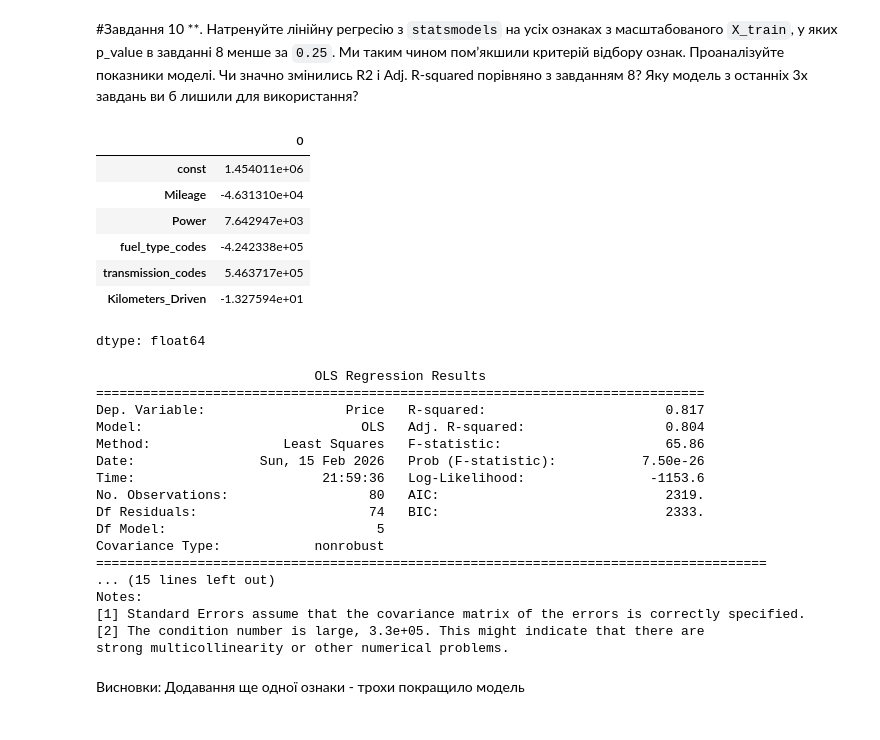
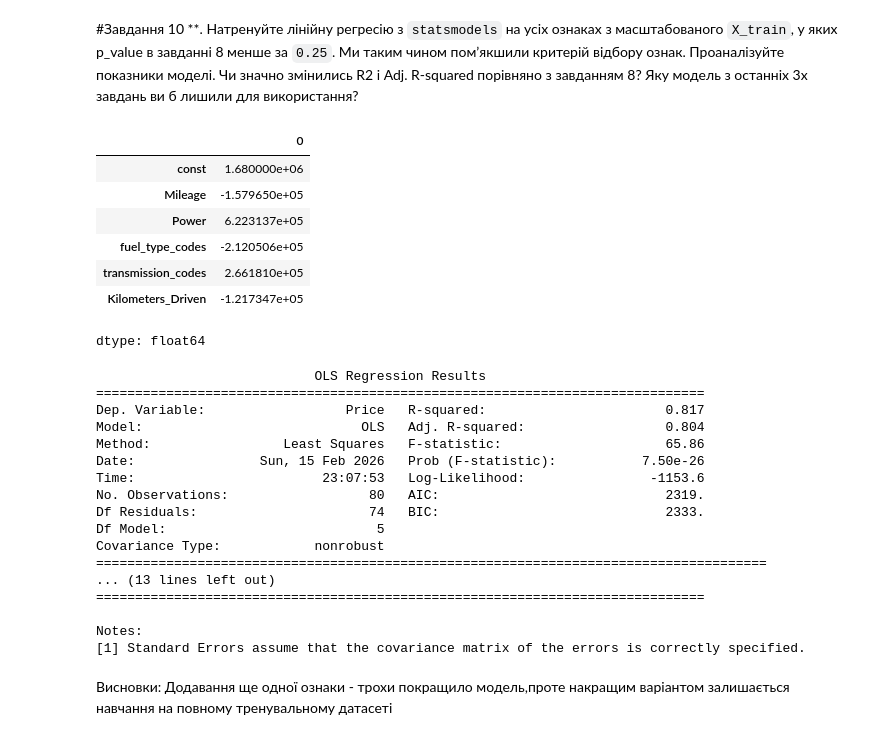
Before and after one commit to fox-n/ML_course_homeworks, a Jupyter notebook: Copy_of_HW_2_1_Лінійна_регресія_від_багатьох_змінних.ipynb, the cells around one changed output. Drawn from its saved outputs; the diff is of its cells as text; code cells hidden in the pictures.

```diff
--- a/Copy_of_HW_2_1_Лінійна_регресія_від_багатьох_змінних.ipynb
+++ b/Copy_of_HW_2_1_Лінійна_регресія_від_багатьох_змінних.ipynb
@@ -494,3 +491,16 @@ scaled_X_test = scaler.transform(X_test)
+# %%
+#Зберегти, як DataFrame
+scaled_X_train = pd.DataFrame(
+scaler.transform(X_train),
+columns=X_train.columns,
+index=X_train.index
+)
+
+scaled_X_test = pd.DataFrame(
+scaler.transform(X_test),
+columns=X_test.columns,
+index=X_test.index
+)
 # %%
 scaled_X_train
 # %% [output]
@@ -618,0 +656,4 @@ transmission_codes
+# %%
+#Predictions - додаємо константу перед predict!
+predictions_train_statsmodels = results.predict(sm.add_constant(scaled_X_train))
+predictions_test_statsmodels = results.predict(sm.add_constant(scaled_X_test))
@@ -621,10 +667,10 @@ transmission_codes
 **. Натренуйте лінійну регресію з `statsmodels` тільки на ознаках, які виявлись стат. значущими в попередньому завданні. Проаналізуйте показники моделі. Чи значно змінились R2 і Adj. R-squared?
 # %%
 Y= y_train
-X = X_train[['Mileage', 'Power', 'fuel_type_codes', 'transmission_codes']]
-X = sm.add_constant(X)
-model = sm.OLS(Y,X)
-results = model.fit()
-results.params
+X_featured = scaled_X_train[['Mileage', 'Power', 'fuel_type_codes', 'transmission_codes']]
+X_featured = sm.add_constant(X_featured)
+model_featured = sm.OLS(Y,X_featured)
+results_featured = model_featured.fit()
+results_featured.params
 # %% [output]
 |  | 0 |
@@ -657,2 +703,6 @@ strong multicollinearity or other numerical problems.
 # %% [markdown]
 Висновки: Показники моделі.  R2 і Adj. R-squared зменшились. Модель всеодно лишилась доволі хорошою, бо вона з початку мала високі показники. Проте, якби модель була з більш низьким R2, то це могло бути вирішальним фактором для неприйняття моделі в продакшн.
+# %%
+
+predictions_train_statsmodels_featured = results_featured.predict(sm.add_constant(X_featured))
+predictions_test_statsmodels_featured = results_featured.predict(sm.add_constant(scaled_X_test[['Mileage', 'Power', 'fuel_type_codes', 'transmission_codes']]))
@@ -661,22 +716,22 @@ strong multicollinearity or other numerical problems.
 **. Натренуйте лінійну регресію з `statsmodels` на усіх ознаках з масштабованого `X_train`, у яких p_value в завданні 8 менше за `0.25`. Ми таким чином помʼякшили критерій відбору ознак. Проаналізуйте показники моделі. Чи значно змінились R2 і Adj. R-squared порівняно з завданням 8? Яку модель з останніх 3х завдань ви б лишили для використання?
 # %%
 Y= y_train
-X = X_train[['Mileage', 'Power', 'fuel_type_codes', 'transmission_codes','Kilometers_Driven']]
-X = sm.add_constant(X)
-model = sm.OLS(Y,X)
-results = model.fit()
-results.params
+X_added_feature = scaled_X_train[['Mileage', 'Power', 'fuel_type_codes', 'transmission_codes','Kilometers_Driven']]
+X_added_feature = sm.add_constant(X_added_feature)
+model_added_feature = sm.OLS(Y,X_added_feature)
+results_added_feature = model_added_feature.fit()
+results_added_feature.params
 # %% [output]
 |  | 0 |
-| const | 1.454011e+06 |
-| Mileage | -4.631310e+04 |
-| Power | 7.642947e+03 |
-| fuel_type_codes | -4.242338e+05 |
-| transmission_codes | 5.463717e+05 |
-| Kilometers_Driven | -1.327594e+01 |
+| const | 1.680000e+06 |
+| Mileage | -1.579650e+05 |
+| Power | 6.223137e+05 |
+| fuel_type_codes | -2.120506e+05 |
+| transmission_codes | 2.661810e+05 |
+| Kilometers_Driven | -1.217347e+05 |
 dtype: float64
 # %%
-print(results.summary())
+print(results_added_feature.summary())
 # %% [output]
                             OLS Regression Results
 ==============================================================================
@@ -684,14 +739,14 @@ Dep. Variable:                  Price   R-squared:                       0.817
 Model:                            OLS   Adj. R-squared:                  0.804
 Method:                 Least Squares   F-statistic:                     65.86
 Date:                Sun, 15 Feb 2026   Prob (F-statistic):           7.50e-26
-Time:                        21:59:36   Log-Likelihood:                -1153.6
+Time:                        23:07:53   Log-Likelihood:                -1153.6
 No. Observations:                  80   AIC:                             2319.
 Df Residuals:                      74   BIC:                             2333.
 Df Model:                           5
 Covariance Type:            nonrobust
 ======================================================================================
-... (15 lines left out)
+... (13 lines left out)
+==============================================================================
+
 Notes:
 [1] Standard Errors assume that the covariance matrix of the errors is correctly specified.
-[2] The condition number is large, 3.3e+05. This might indicate that there are
-strong multicollinearity or other numerical problems.
@@ -698,2 +756,2 @@ strong multicollinearity or other numerical problems.
 # %% [markdown]
-Висновки: Додавання ще одної ознаки - трохи покращило модель
+Висновки: Додавання ще одної ознаки - трохи покращило модель,проте накращим варіантом залишається навчання на повному тренувальному датасеті
```
Also changed, not shown: parts of 11 cells of this notebook.
